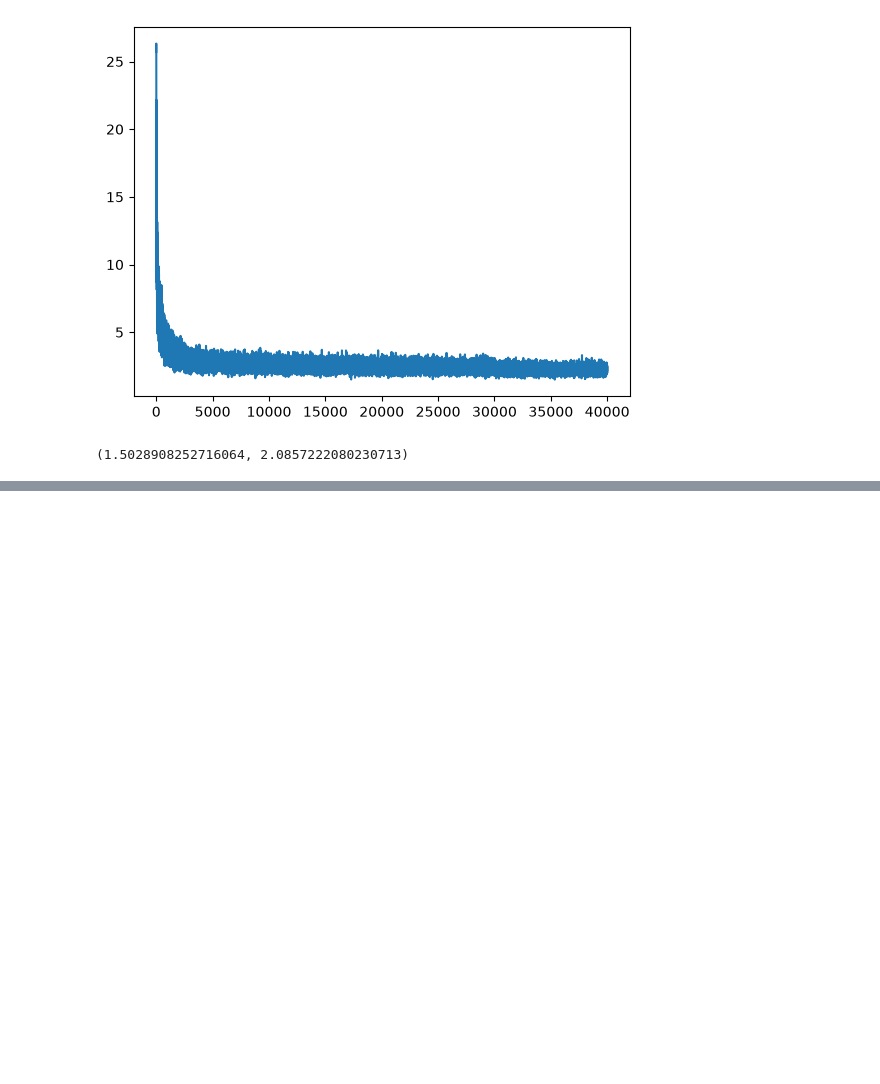
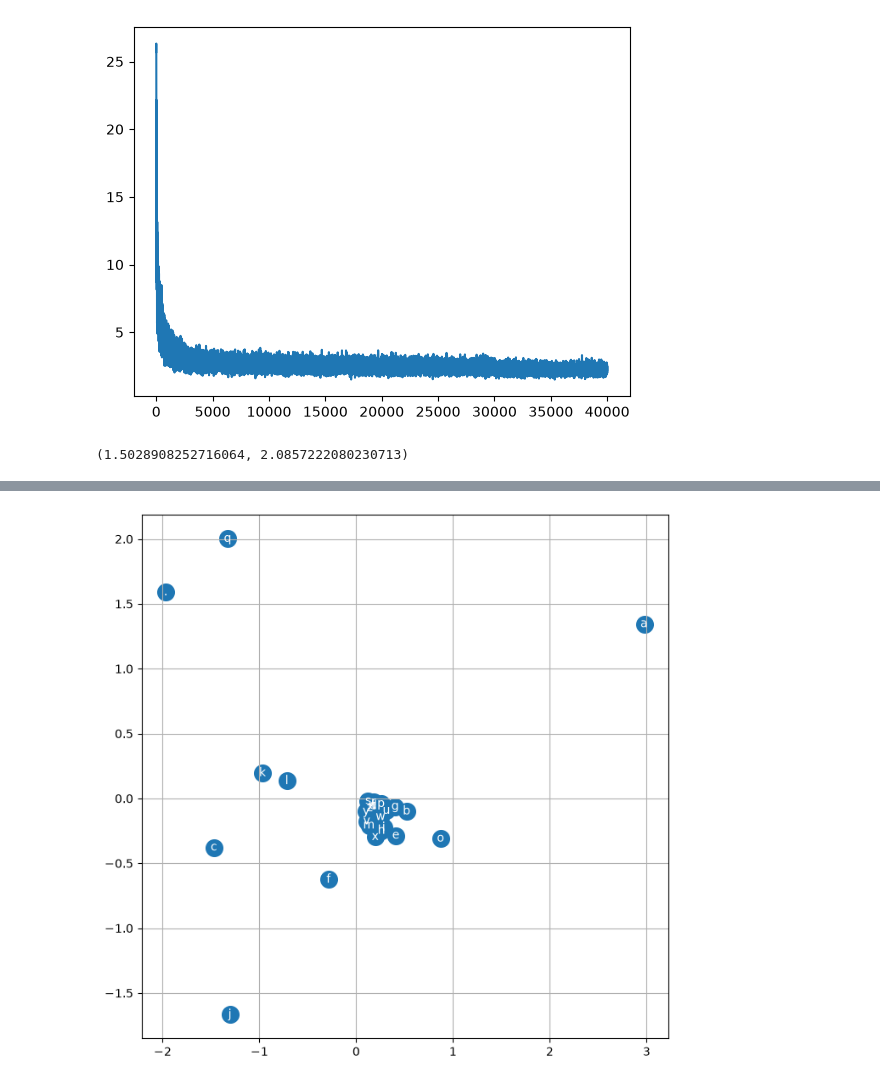
Before and after one commit to dwr04/karpathy-makemore-notes, a Jupyter notebook: makemore-02.ipynb, the cells around one changed output, grey strips where cells are left out. Drawn from its saved outputs; the diff is of its cells as text; code cells hidden in the pictures; blank space fills up the shorter version.

```diff
--- a/makemore-02.ipynb
+++ b/makemore-02.ipynb
@@ -129,0 +162,17 @@ min(list_loss),list_loss[-1]
+# %%
+#PCA/SVD来可视化
+import numpy as np
+C_np=C.detach().numpy()
+C_centered=C_np-C_np.mean(axis=0)
+U,S,Vt=np.linalg.svd(C_centered)
+C_2d=C_centered@Vt[:2].T
+
+#可视化:
+plt.figure(figsize=(8,8))
+plt.scatter(C_2d[:,0],C_2d[:,1],s=200)
+for i in range(vocab_size):
+    plt.text(C_2d[i, 0], C_2d[i, 1], itos[i], ha='center', va='center', color='white')
+plt.grid(True)
+plt.show()
+# %% [output]
+[figure, added]
```
Also changed, not shown: parts of 1 cell of this notebook.
